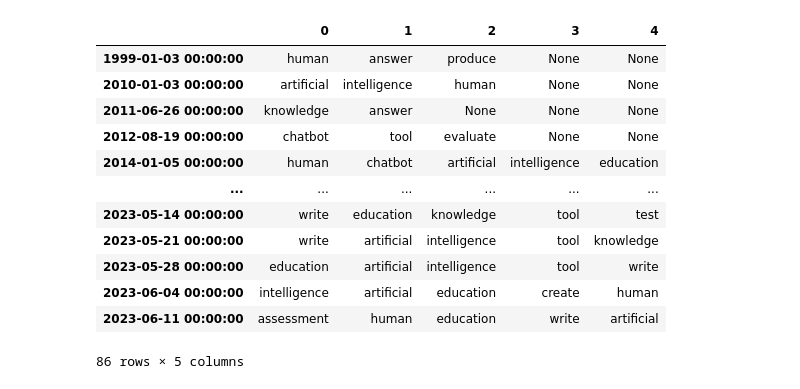
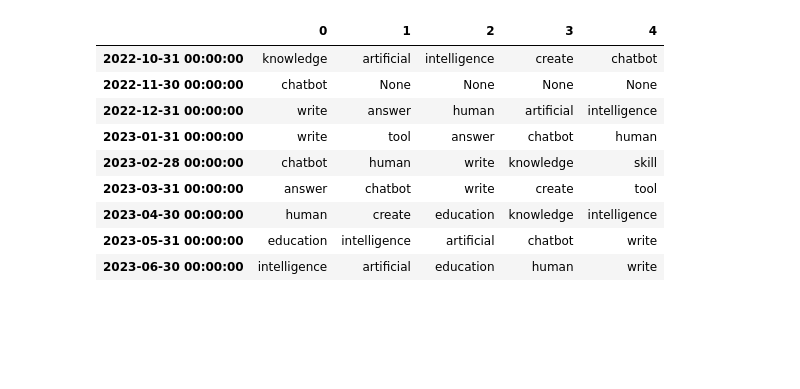
Before and after one commit to Klapperhorn/Zotero_HTML_annotation, a Jupyter notebook: file_analysis.ipynb, the cells around one changed output. Saved outputs shown, nothing was run; the diff lists cells and outputs as text; code cells hidden in the pictures; blank space fills up the shorter version.

```diff
--- a/file_analysis.ipynb
+++ b/file_analysis.ipynb
@@ -56,0 +87,2 @@ AttributeError: 'Series' object has no attribute 'NoStopwords'
+# %%
+df=df.explode("AI_sentences").drop_duplicates(subset=["AI_sentences"]).dropna(subset=["AI_sentences"])
@@ -56,0 +106,11 @@ AttributeError: 'Series' object has no attribute 'NoStopwords'
+# %%
+hype_selection=hype.hype_selection # OR: hype.Key_hypes
+
+#hype_selection=hype.Key_hypes
+
+df["hype_word"]=df.AI_sentences.apply(hype.hype_word,keys=hype_selection)
+df["hype_sentence"]=df.AI_sentences.apply(hype.hype_sentence,keys=hype_selection)
+
+
+df["hype_n"]=df.hype_word.apply(lambda x: len(x) if isinstance(x,list) else 0)
+df=df.sort_values("hype_n", ascending=False)
@@ -56,0 +175,5 @@ AttributeError: 'Series' object has no attribute 'NoStopwords'
+# %%
+pd.options.display.max_colwidth = 500
+hype_sentences=df.iloc[:12,-4:]
+hype_sentences
+hype_sentences.to_excel("hype_sentences.xlsx")
@@ -64,7 +243,7 @@ keyWords="education,chatbot,create,write,produce,answer,tool,human,skill,knowled
 keyWords=keyWords.split(",")
 print(keyWords)
 
-group=df.set_index("date").groupby(pd.Grouper(freq='W'))["NoStopwords"].sum()
+group=df.set_index("date").groupby(pd.Grouper(freq='M'))["NoStopwords"].sum()
 
 Wordyear={}
 Wordyear_exact={}
@@ -115,20 +298,17 @@ CountDF.T
 # %%
 CountDF=pd.DataFrame.from_dict(Wordyear_only, orient='index').T
-CountDF.T
+CountDF.T[CountDF.T.index>"2022-10-01"]
 # %% [output]
 |  | 0 | 1 | 2 | 3 | 4 |
-| 1999-01-03 00:00:00 | human | answer | produce | None | None |
-| 2010-01-03 00:00:00 | artificial | intelligence | human | None | None |
-| 2011-06-26 00:00:00 | knowledge | answer | None | None | None |
-| 2012-08-19 00:00:00 | chatbot | tool | evaluate | None | None |
-| 2014-01-05 00:00:00 | human | chatbot | artificial | intelligence | education |
-| ... | ... | ... | ... | ... | ... |
-| 2023-05-14 00:00:00 | write | education | knowledge | tool | test |
-| 2023-05-21 00:00:00 | write | artificial | intelligence | tool | knowledge |
-| 2023-05-28 00:00:00 | education | artificial | intelligence | tool | write |
-| 2023-06-04 00:00:00 | intelligence | artificial | education | create | human |
-| 2023-06-11 00:00:00 | assessment | human | education | write | artificial |
+| 2022-10-31 00:00:00 | knowledge | artificial | intelligence | create | chatbot |
+| 2022-11-30 00:00:00 | chatbot | None | None | None | None |
+| 2022-12-31 00:00:00 | write | answer | human | artificial | intelligence |
+| 2023-01-31 00:00:00 | write | tool | answer | chatbot | human |
+| 2023-02-28 00:00:00 | chatbot | human | write | knowledge | skill |
+| 2023-03-31 00:00:00 | answer | chatbot | write | create | tool |
+| 2023-04-30 00:00:00 | human | create | education | knowledge | intelligence |
+| 2023-05-31 00:00:00 | education | intelligence | artificial | chatbot | write |
+| 2023-06-30 00:00:00 | intelligence | artificial | education | human | write |
-86 rows × 5 columns
 # %%
 df=df.drop_duplicates("text_clean")
 # %%
```
Also changed, not shown: parts of 32 cells of this notebook.
